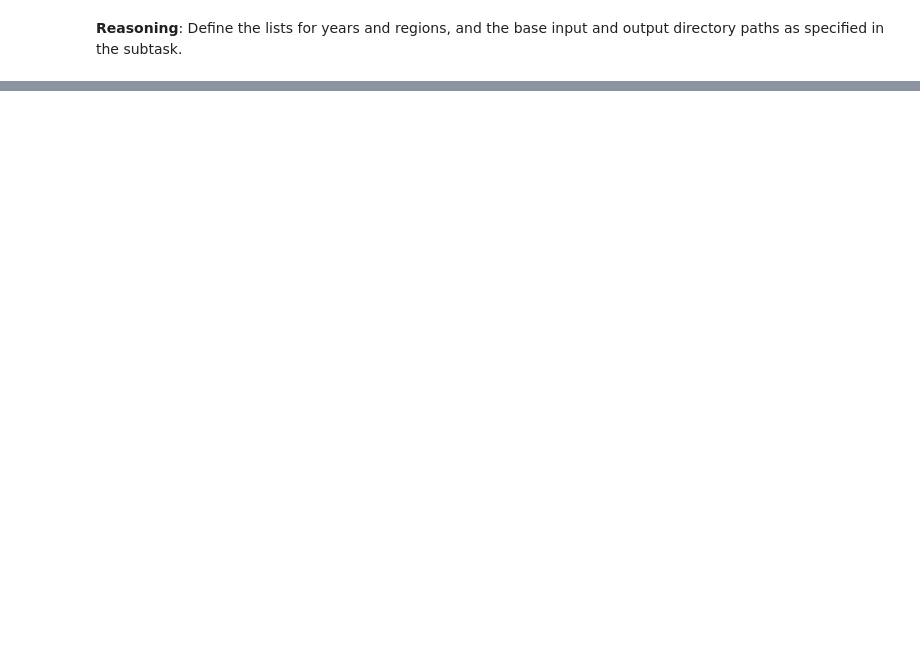
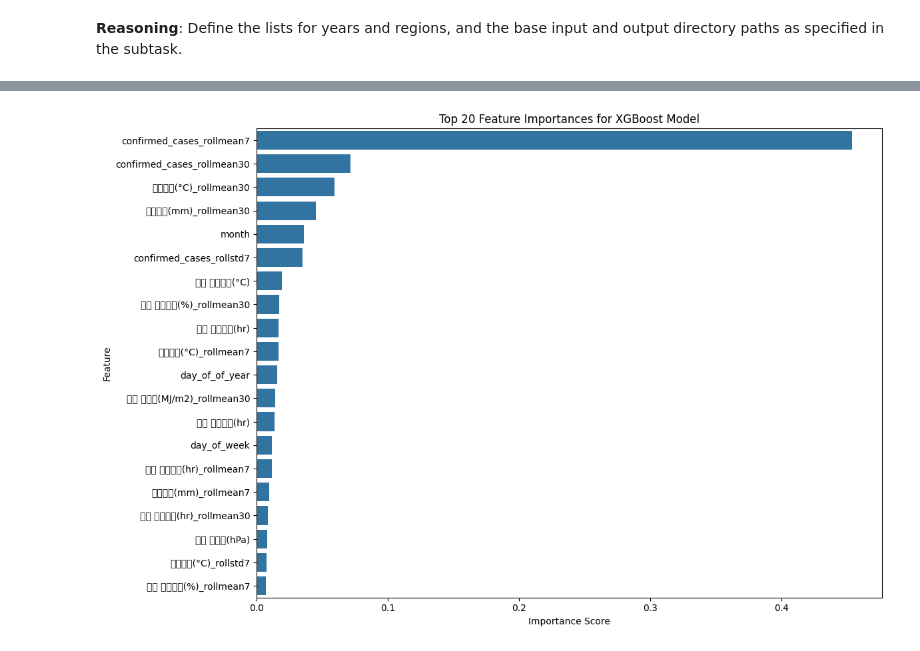
Before and after one commit to twoheartKES/patientML, a Jupyter notebook: weather_preprocessing.ipynb, the cells around one changed output, grey strips where cells are left out. Saved outputs shown, nothing was run; the diff lists cells and outputs as text; code cells hidden in the pictures; blank space fills up the shorter version.

```diff
--- a/weather_preprocessing.ipynb
+++ b/weather_preprocessing.ipynb
@@ -982,0 +1108,74 @@ Summarize the completion of the daily mapping process, confirming which years' d
+# %%
+import pandas as pd
+import matplotlib.pyplot as plt
+import seaborn as sns
+import matplotlib.font_manager as fm
+import matplotlib as mpl
+import os
+
+# Path to the NanumGothic font after installation
+expected_nanum_font_path = '/usr/share/fonts/truetype/nanum/NanumGothic.ttf'
+
+# Force Matplotlib to reload its font manager without using a cached font list
+# This should ensure the latest system fonts are considered.
+fm._load_fontmanager(try_read_cache=False)
+print("Matplotlib font manager reloaded (attempting to clear cache).")
+
+current_font_path = None
+try:
+    # First, try to find by generic family name (standard matplotlib way)
+    current_font_path = fm.findfont(fm.FontProperties(family='NanumGothic'))
+
+    # Check if findfont actually found NanumGothic or fell back
+    if current_font_path and "nanum" in current_font_path.lower():
+        font_name = fm.FontProperties(fname=current_font_path).get_name()
+        mpl.rc('font', family=font_name)
+        print(f"Using font: {font_name} from {current_font_path}")
+    else:
+        # If findfont fell back or didn't find "nanum", try the explicit path
+        print("fm.findfont(family='NanumGothic') did not return NanumGothic. Attempting explicit path.")
+        if os.path.exists(expected_nanum_font_path):
+            current_font_path = expected_nanum_font_path
+            font_name = fm.FontProperties(fname=current_font_path).get_name()
+            mpl.rc('font', family=font_name)
+            print(f"Using font: {font_name} from {current_font_path} (explicit path)")
+        else:
+            raise FileNotFoundError(f"NanumGothic font file not found at expected path: {expected_nanum_font_path}")
+
+except Exception as e:
+    print(f"Could not set NanumGothic font: {e}")
+    print("Falling back to default font. Korean characters might not display correctly.")
+
+mpl.rcParams['axes.unicode_minus'] = False # Fix for negative signs in Korean fonts
+
+# 1. Extract feature importances from the trained xgb_model
+feature_importances = xgb_model.feature_importances_
+
+# 2. Create a pandas DataFrame from these importances
+#    mapping them to their corresponding feature names from X_train.columns
+features_df = pd.DataFrame({
+    'Feature': X_train.columns,
+    'Importance': feature_importances
+})
+
+# 3. Sort the DataFrame by importance in descending order
+features_df = features_df.sort_values(by='Importance', ascending=False)
+
+# 4. Select the top 20 most important features for clearer visualization
+top_n = 20
+top_features = features_df.head(top_n)
+
+print(f"Top {top_n} Feature Importances:")
+print(top_features)
+
+# 5. Create a bar plot of these top features and their importances
+plt.figure(figsize=(12, 8))
+sns.barplot(x='Importance', y='Feature', data=top_features)
+plt.title(f'Top {top_n} Feature Importances for XGBoost Model')
+plt.xlabel('Importance Score')
+plt.ylabel('Feature')
+plt.tight_layout()
+
+# 6. Display the plot
+plt.show()
+# %% [output]
@@ -982,0 +1233 @@ Summarize the completion of the daily mapping process, confirming which years' d
+[figure, added]
```
Also changed, not shown: parts of 93 cells of this notebook.
